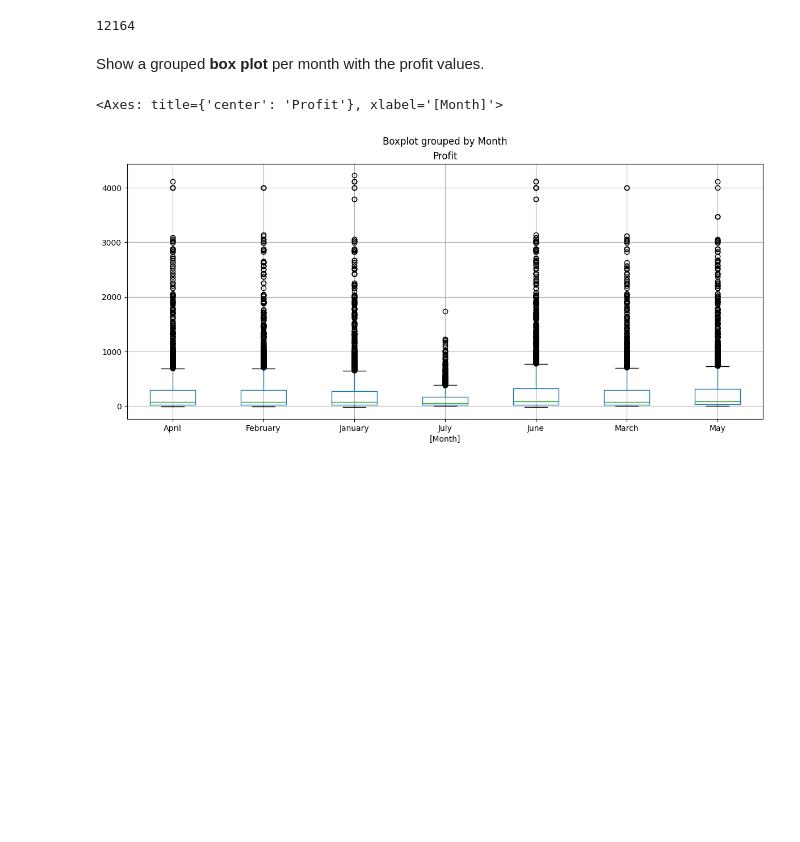
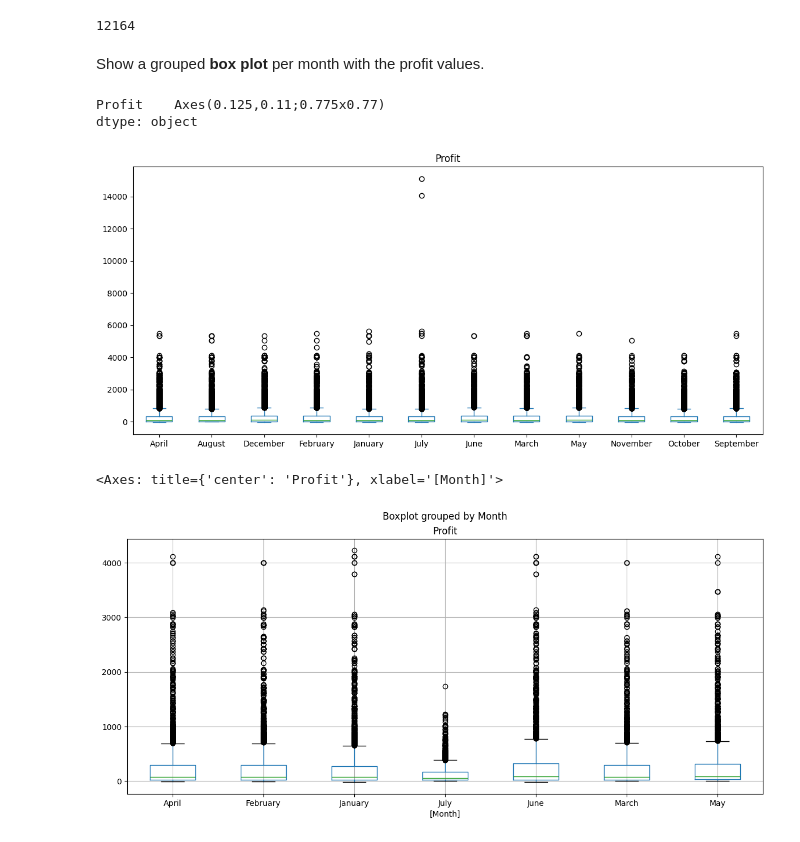
Before and after one commit to mienblack/data-analysis-with-python, a Jupyter notebook: 01. pandas_real_life_example/FreeCodeCamp-Pandas-Real-Life-Example-master/Exercises_1.ipynb, the cells around one changed output. Saved outputs shown, nothing was run; the diff lists cells and outputs as text; code cells hidden in the pictures; blank space fills up the shorter version.

```diff
--- a/01. pandas_real_life_example/FreeCodeCamp-Pandas-Real-Life-Example-master/Exercises_1.ipynb
+++ b/01. pandas_real_life_example/FreeCodeCamp-Pandas-Real-Life-Example-master/Exercises_1.ipynb
@@ -689,6 +808,11 @@ sales.loc[cond].shape[0]
 Show a grouped <b>box plot</b> per month with the profit values.
 # %%
 # your code goes here
+sales[['Profit', 'Month']].plot(kind='box', by='Month', figsize=(14,6))
+# %% [output]
+Profit    Axes(0.125,0.11;0.775x0.77)
+dtype: object
+[figure, added]
 # %%
 profit_2016 = sales.loc[sales['Year'] == 2016, ['Profit', 'Month']]
 
```
Also changed, not shown: parts of 23 cells of this notebook.
